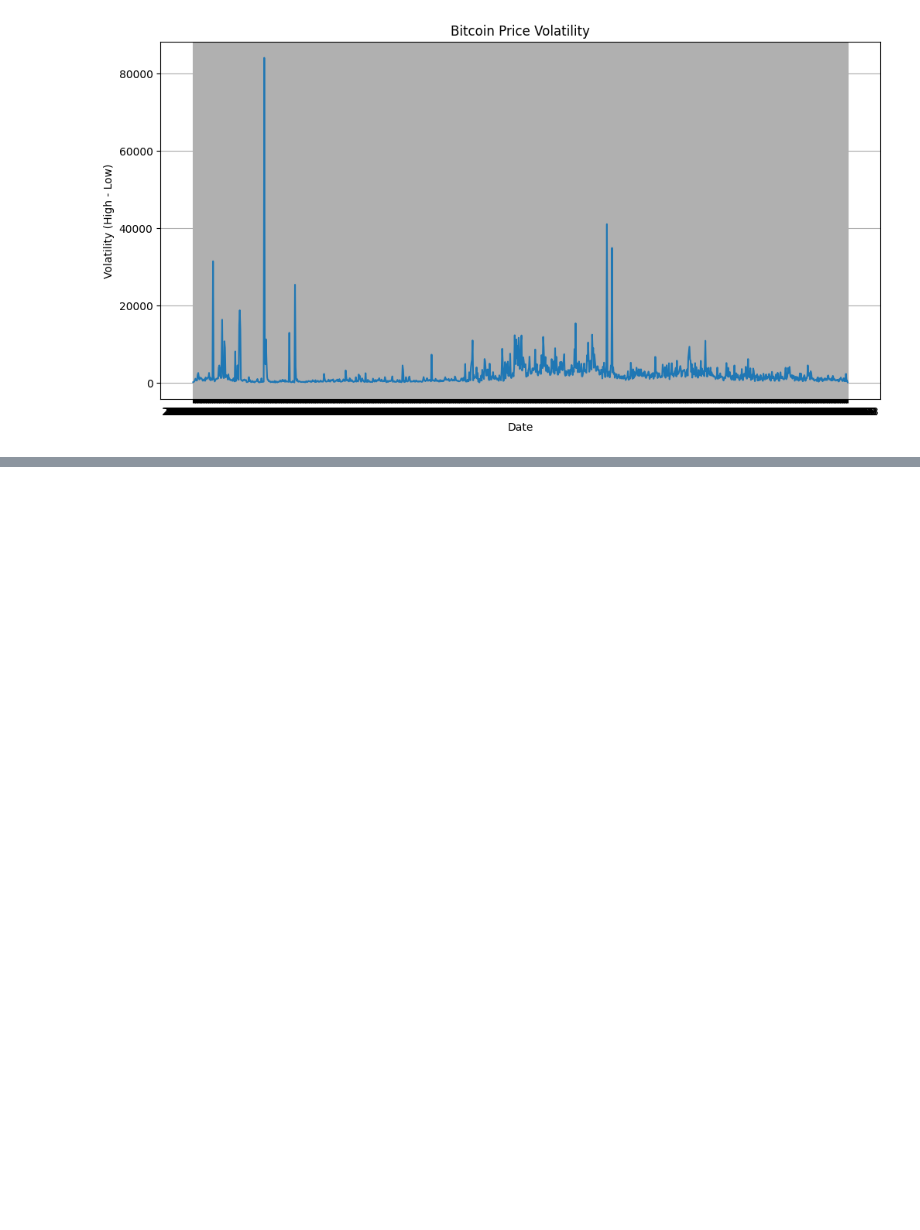
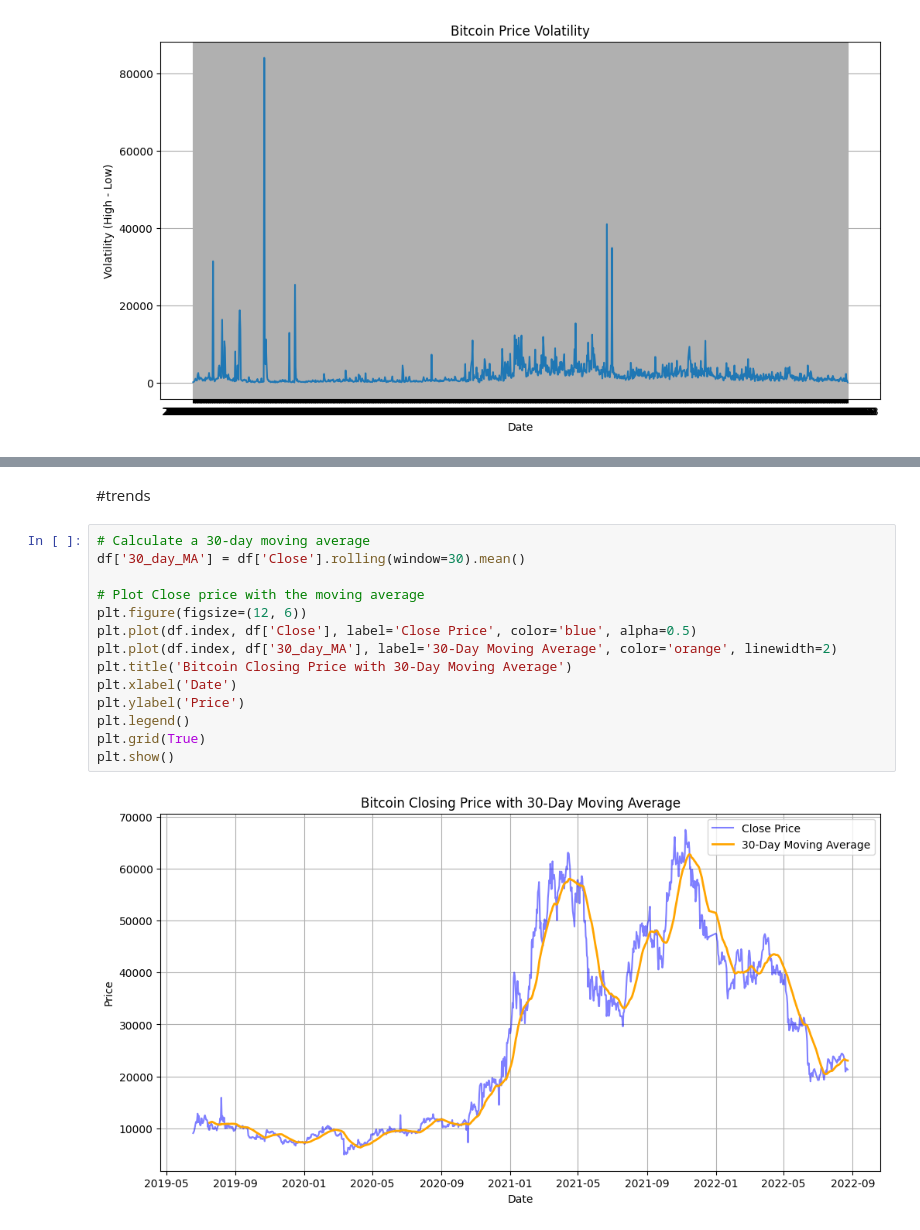
Before and after one commit to Shamiul-693/Predicting-Cryptocurrency-Prices, a Jupyter notebook: Predicting_Cryptocurrency_Prices.ipynb, the cells around one changed output, grey strips where cells are left out. Cells and saved outputs as stored; diff of their text form; blank space fills up the shorter version.

```diff
--- a/Predicting_Cryptocurrency_Prices.ipynb
+++ b/Predicting_Cryptocurrency_Prices.ipynb
@@ -172,0 +187,18 @@ plt.show()
+# %% [markdown]
+#trends
+# %%
+# Calculate a 30-day moving average
+df['30_day_MA'] = df['Close'].rolling(window=30).mean()
+
+# Plot Close price with the moving average
+plt.figure(figsize=(12, 6))
+plt.plot(df.index, df['Close'], label='Close Price', color='blue', alpha=0.5)
+plt.plot(df.index, df['30_day_MA'], label='30-Day Moving Average', color='orange', linewidth=2)
+plt.title('Bitcoin Closing Price with 30-Day Moving Average')
+plt.xlabel('Date')
+plt.ylabel('Price')
+plt.legend()
+plt.grid(True)
+plt.show()
+# %% [output]
+[figure, added]
```
Also changed, not shown: parts of 5 cells of this notebook.
